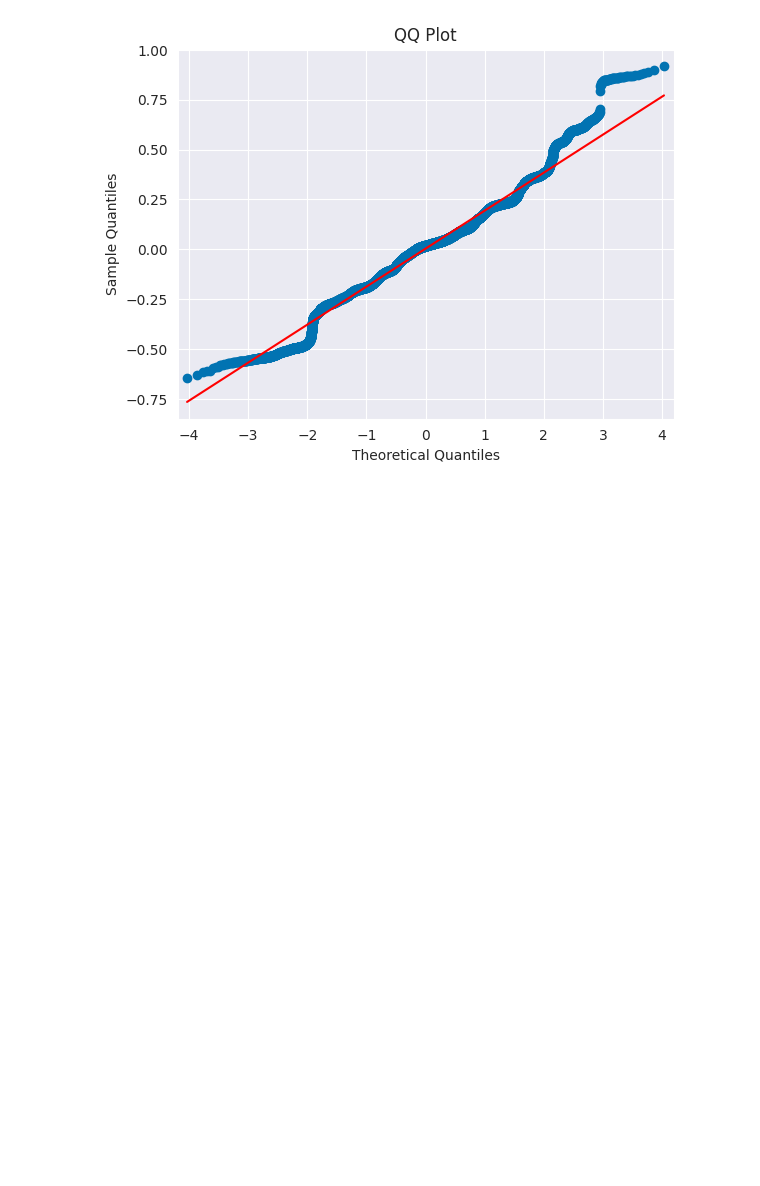
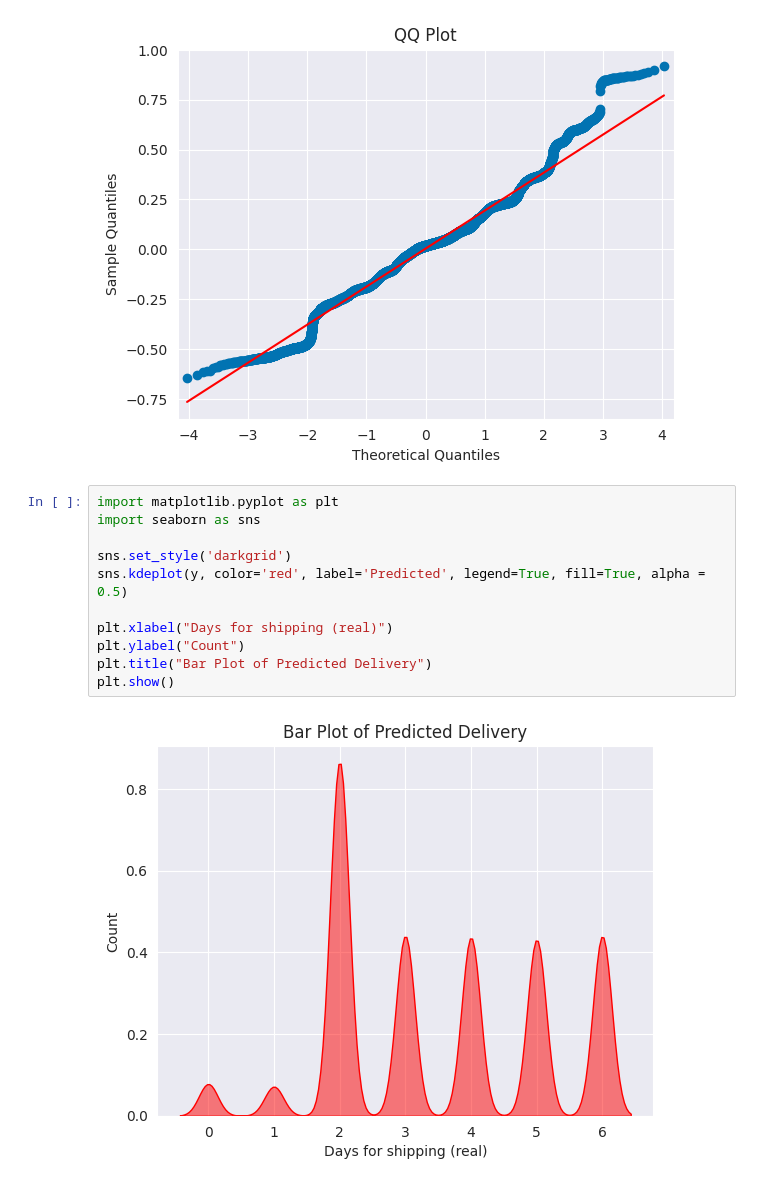
Before and after one commit to giakomorssi/Fraud-and-Delivery, a Jupyter notebook: 02_Prediction.ipynb, the cells around one changed output. Drawn from its saved outputs; the diff is of its cells as text; blank space fills up the shorter version.

```diff
--- a/02_Prediction.ipynb
+++ b/02_Prediction.ipynb
@@ -297,3 +302,16 @@ plt.ylabel('Sample Quantiles')
 plt.show()
 # %% [output]
 [figure]
+# %%
+import matplotlib.pyplot as plt
+import seaborn as sns
+
+sns.set_style('darkgrid')
+sns.kdeplot(y, color='red', label='Predicted', legend=True, fill=True, alpha = 0.5)
+
+plt.xlabel("Days for shipping (real)")
+plt.ylabel("Count")
+plt.title("Bar Plot of Predicted Delivery")
+plt.show()
+# %% [output]
+[figure, added]
```
Also changed, not shown: parts of 4 cells of this notebook.
